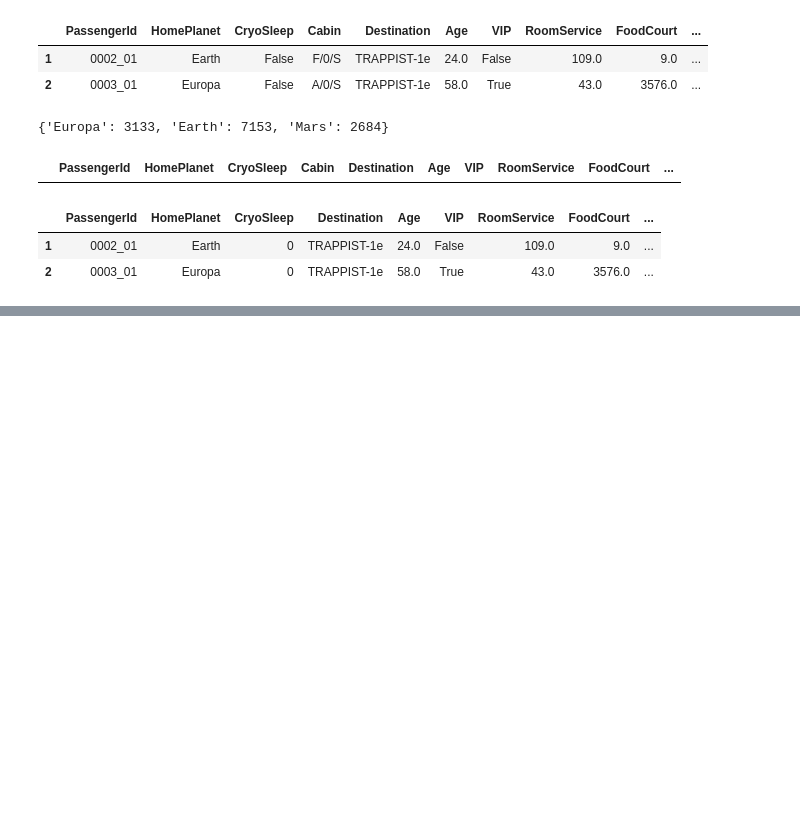
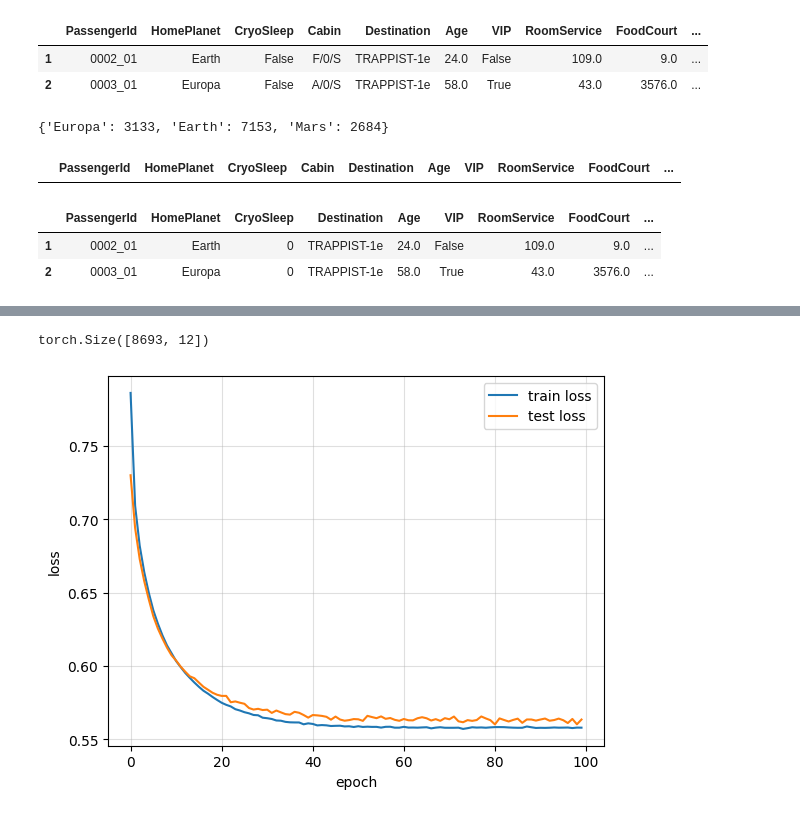
Before and after one commit to Jaachimsthal/kaggle, a Jupyter notebook: spaceship_titanic/spaceship_titanic.ipynb, the cells around one changed output, grey strips where cells are left out. Drawn from its saved outputs; the diff is of its cells as text; code cells hidden in the pictures; blank space fills up the shorter version.

```diff
--- a/spaceship_titanic/spaceship_titanic.ipynb
+++ b/spaceship_titanic/spaceship_titanic.ipynb
@@ -146,0 +164,10 @@ all_features[1:3]
+# %%
+import torch
+from torch import nn
+# 创建张量features、labels
+train_features = torch.tensor(data=all_features[:train_csv.shape[0]].values, dtype=torch.float).to("cuda")
+train_labels = torch.tensor(data=train_csv['Transported'].values, dtype=torch.long).to("cuda")
+test_features = torch.tensor(data=all_features[train_csv.shape[0]:].values, dtype=torch.float).to("cuda")
+train_features.shape
+# %% [output]
+torch.Size([8693, 12])
@@ -146,0 +205,5 @@ all_features[1:3]
+# %%
+# 数据加载和超参配置
+num_epoch  = 100
+batch_size = 200
+lr = 0.001
@@ -146,0 +278,30 @@ all_features[1:3]
+# %%
+# 首次训练（将训练集8:2切分）
+from sklearn.model_selection import train_test_split
+train_split_feature, test_split_feature, train_split_label, test_split_label = train_test_split(
+    train_features,
+    train_labels,
+    test_size=0.2
+)
+net = Net()
+train_losses, test_losses = train(
+    net=net,
+    features=train_split_feature,
+    labels=train_split_label,
+    test_features=test_split_feature,
+    test_labels=test_split_label,
+    num_epochs=num_epoch,
+    batch_size=batch_size,
+    lr=lr
+)
+# %%
+# 首次评估损失
+plt.plot(list(range(0, num_epoch)), train_losses, label="train loss")
+plt.plot(list(range(0, num_epoch)), test_losses, label="test loss")
+plt.legend(loc='upper right')
+plt.xlabel("epoch")
+plt.ylabel("loss")
+plt.grid(visible=True, alpha=0.4)
+plt.show()
+# %% [output]
+[figure, added]
```
Also changed, not shown: parts of 11 cells of this notebook, 1 other file.
